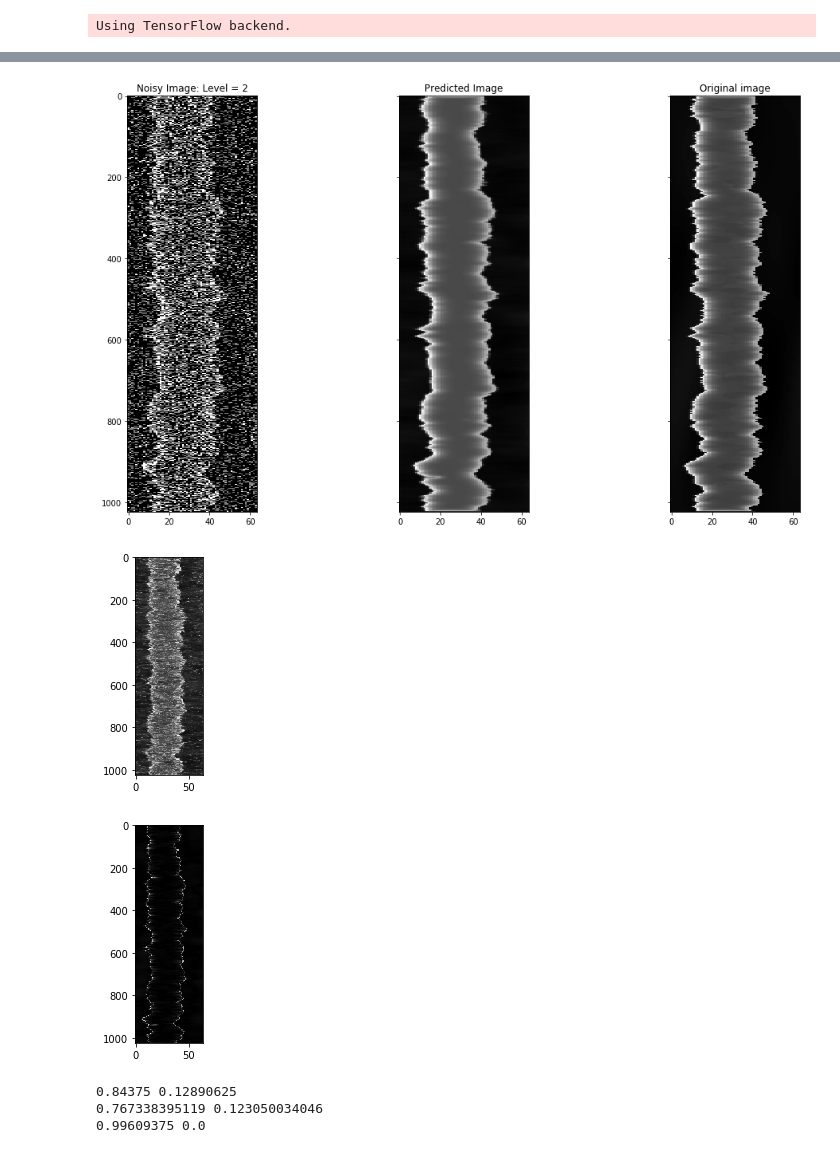
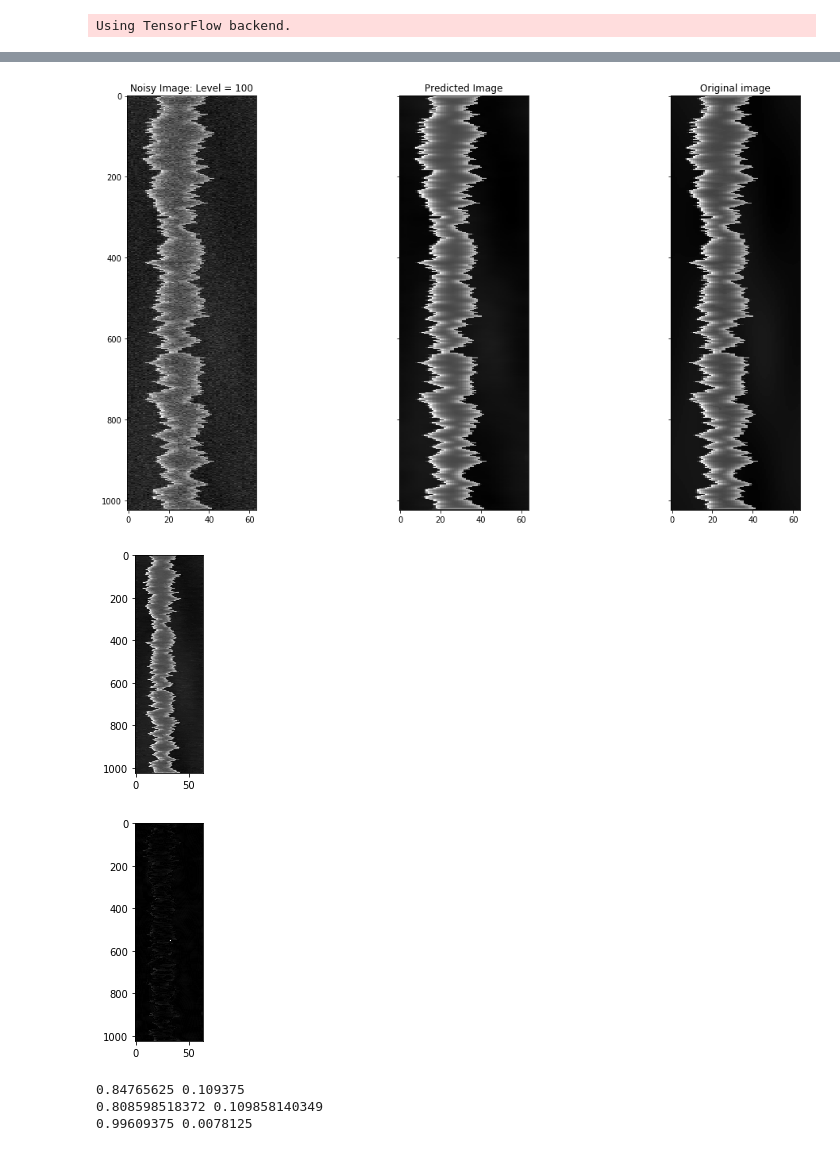
Before and after one commit to narendrachaudhary51/LER_machine_learning, a Jupyter notebook: neural_nets/nnet_prediction.ipynb, the cells around one changed output, grey strips where cells are left out. Saved outputs shown, nothing was run; the diff lists cells and outputs as text; code cells hidden in the pictures.

```diff
--- a/neural_nets/nnet_prediction.ipynb
+++ b/neural_nets/nnet_prediction.ipynb
@@ -23,9 +23,9 @@ model.summary()
 sigma = 1.2
 alpha = 0.7
 Xi = 40
-width = 30
-space = 30
-noise = 2
+width = 20
+space = 20
+noise = 100
 shift = math.floor(-25 + (width + space/2 + Xi + alpha*10 + sigma*10)%16)
 
 
@@ -88,41 +88,46 @@ fig, ax = plt.subplots(nrows=1, ncols=3, figsize=(16, 8), sharex=True,
 ax[0].imshow(imnoisy,cmap = 'gray',aspect= 0.2)
 ax[0].set_title('Noisy Image: Level = {}'.format(noise))
 
 ax[1].imshow(impredict, cmap = 'gray', aspect= 0.2)
 ax[1].set_title('Predicted Image')
 
 ax[2].imshow(im,cmap = 'gray',aspect = 0.2)
 #ax[2].set_title('Original image with sigma = {}nm, Xi = {}nm, alpha = {}, width = {} pixels'.format(sigma, Xi, alpha, width))
 ax[2].set_title('Original image')
 
 fig.tight_layout()
 plt.savefig('noisy_lines.png')
 plt.show()
 
 import scipy.io as spio
 
-mat2 = spio.loadmat(path + 'Image2.mat', squeeze_me=True)
-DnCNN = np.array(mat2['image1'])
+#mat2 = spio.loadmat(path + 'Image2.mat', squeeze_me=True)
+#DnCNN = np.array(mat2['image1'])
+DnCNN_file = path + 'DnCNN_images2/DnCNN_' + "{0:.2g}".format(sigma*1e-09) + '_' + str(alpha) + '_' + \
+                    "{0:.2g}".format(Xi*1e-09) + '_' + str(width) + '_' + str(space) + '_' + str(-shift) + \
+                    '_' + str(noise) + '.tiff'
+
+DnCNN = np.array(Image.open(DnCNN_file))
 
 DnCNN = DnCNN/256
 
 plt.imshow(DnCNN,cmap = 'gray', aspect= 0.2)
 plt.show()
 
 plt.imshow(np.abs(im - impredict), cmap = 'gray',aspect= 0.2)
 plt.show()
 
 
 print(np.max(im), np.min(im))
 print(np.max(impredict), np.min(impredict))
 print(np.max(imnoisy), np.min(imnoisy))
 # %% [output]
-[figure, old version]
+[figure, new version]
-[figure, old version]
+[figure, new version]
-[figure, old version]
+[figure, new version]
-0.84375 0.12890625
-0.767338395119 0.123050034046
-0.99609375 0.0
+0.84765625 0.109375
+0.808598518372 0.109858140349
+0.99609375 0.0078125
 # %%
 from skimage.restoration import (denoise_tv_chambolle, denoise_bilateral,
                                  denoise_wavelet, denoise_tv_bregman)
```
Also changed, not shown: parts of 5 cells of this notebook.
